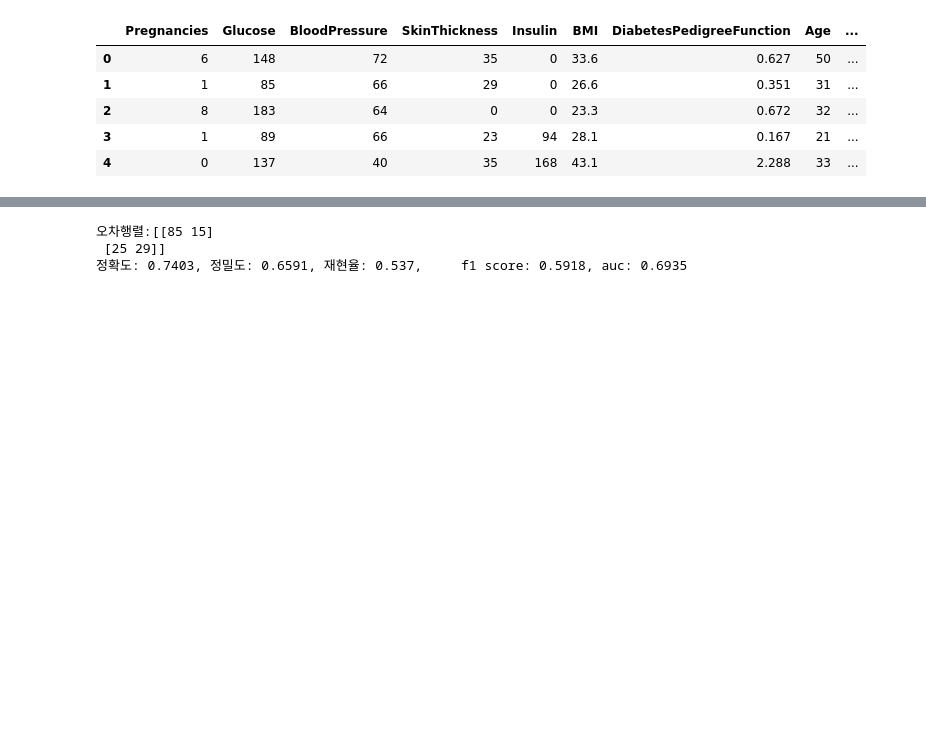
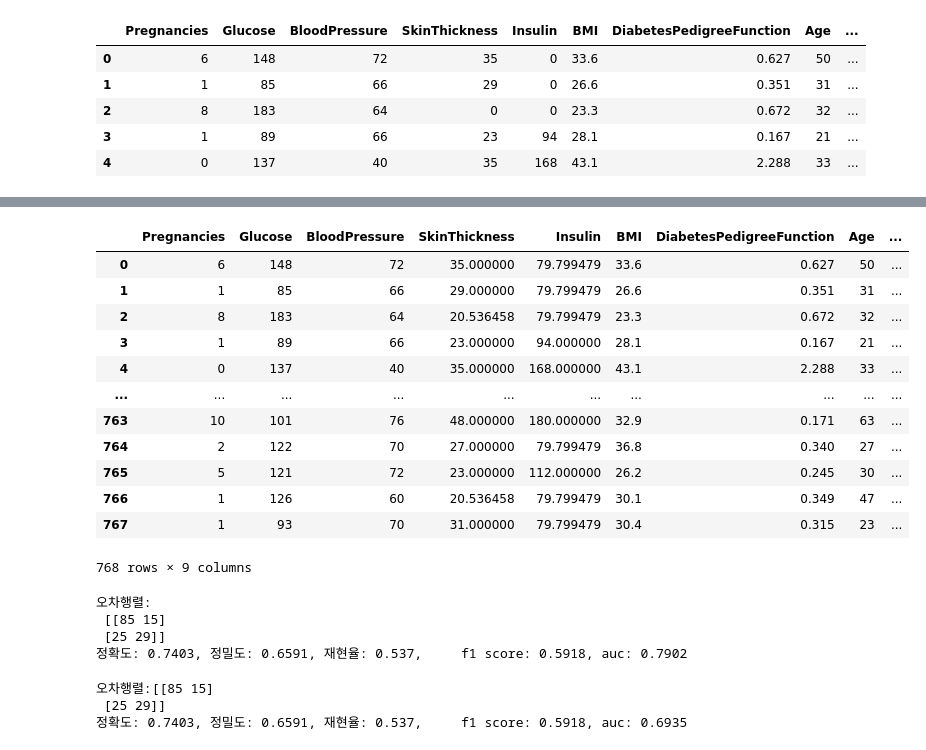
Before and after one commit to rmadmswk/BigData, a Jupyter notebook: m7_ 모델성능평가/평가_분류.ipynb, the cells around one changed output, grey strips where cells are left out. Cells and saved outputs as stored; diff of their text form; code cells hidden in the pictures; blank space fills up the shorter version.

```diff
--- a/m7_ 모델성능평가/평가_분류.ipynb
+++ b/m7_ 모델성능평가/평가_분류.ipynb
@@ -453,6 +479,43 @@ memory usage: 54.1 KB
 zero_features = ['SkinThickness','Insulin']
 mean_zero_features= diabetes_data[zero_features].mean()
 diabetes_data[zero_features] = diabetes_data[zero_features].replace(0,mean_zero_features)
+# %%
+diabetes_data
+# %% [output]
+|  | Pregnancies | Glucose | BloodPressure | SkinThickness | Insulin | BMI | DiabetesPedigreeFunction | Age | ... |
+| 0 | 6 | 148 | 72 | 35.000000 | 79.799479 | 33.6 | 0.627 | 50 | ... |
+| 1 | 1 | 85 | 66 | 29.000000 | 79.799479 | 26.6 | 0.351 | 31 | ... |
+| 2 | 8 | 183 | 64 | 20.536458 | 79.799479 | 23.3 | 0.672 | 32 | ... |
+| 3 | 1 | 89 | 66 | 23.000000 | 94.000000 | 28.1 | 0.167 | 21 | ... |
+| 4 | 0 | 137 | 40 | 35.000000 | 168.000000 | 43.1 | 2.288 | 33 | ... |
+| ... | ... | ... | ... | ... | ... | ... | ... | ... | ... |
+| 763 | 10 | 101 | 76 | 48.000000 | 180.000000 | 32.9 | 0.171 | 63 | ... |
+| 764 | 2 | 122 | 70 | 27.000000 | 79.799479 | 36.8 | 0.340 | 27 | ... |
+| 765 | 5 | 121 | 72 | 23.000000 | 112.000000 | 26.2 | 0.245 | 30 | ... |
+| 766 | 1 | 126 | 60 | 20.536458 | 79.799479 | 30.1 | 0.349 | 47 | ... |
+| 767 | 1 | 93 | 70 | 31.000000 | 79.799479 | 30.4 | 0.315 | 23 | ... |
+768 rows × 9 columns
+# %%
+from sklearn.preprocessing import StandardScaler
+X = diabetes_data.iloc[:,:-1]
+y = diabetes_data.iloc[:,-1]
+
+scaler = StandardScaler()
+X_scaled = scaler.fit_transform(X)
+
+X_train, X_test, y_train, y_test = train_test_split(X, y, test_size=0.2, random_state=156,stratify =y)
+
+lr_clf = LogisticRegression()
+lr_clf.fit(X_train, y_train)
+pred = lr_clf.predict(X_test)
+pred_proba = lr_clf.predict_proba(X_test)[:,1]
+
+get_clf_eval(y_test,pred,pred_proba)
+# %% [output]
+오차행렬:
+ [[85 15]
+ [25 29]]
+정확도: 0.7403, 정밀도: 0.6591, 재현율: 0.537,     f1 score: 0.5918, auc: 0.7902
 # %%
 # 정확도 등등이 포함된 사용자 함수
 def get_clf_eval(y_test,pred=None,pred_proba=None):
```
Also changed, not shown: parts of 22 cells of this notebook, 2 other files.
